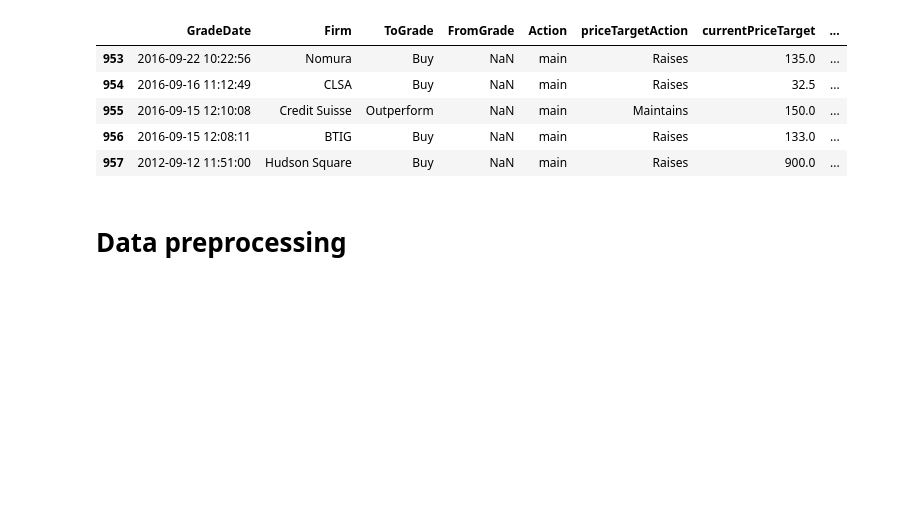
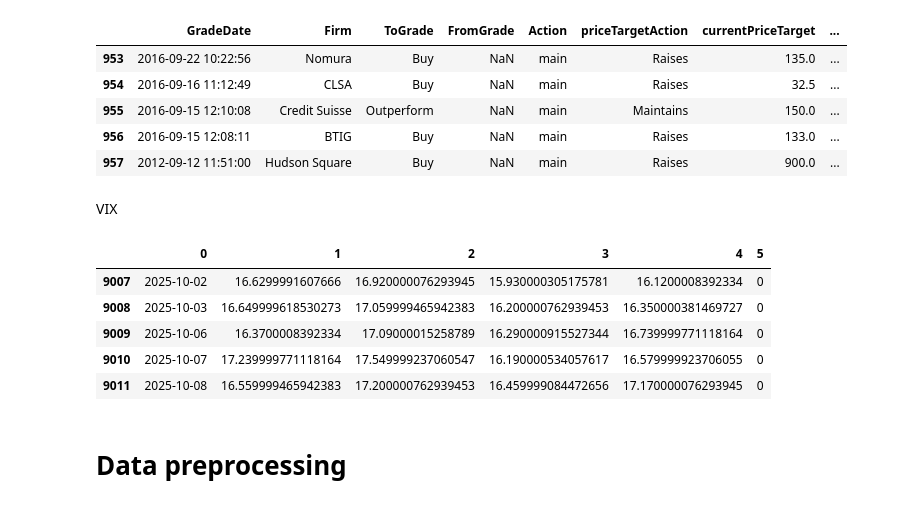
Before and after one commit to DawidK4/BSEPrediction, a Jupyter notebook: AAPL/aapl_prediction.ipynb, the cells around one changed output. Cells and saved outputs as stored; diff of their text form; code cells hidden in the pictures; blank space fills up the shorter version.

```diff
--- a/AAPL/aapl_prediction.ipynb
+++ b/AAPL/aapl_prediction.ipynb
@@ -59,6 +59,7 @@ splits = pd.read_csv('data/info/AAPL_splits.csv', index_col=0)
 Price
 # %%
 ohlc = pd.read_csv('data/price/AAPL_price_volume.csv', index_col=0, skiprows=2)
+vix = pd.read_csv('../VIX/data/price/VIX_price_volume.csv', header=None)
 # %% [markdown]
 # Data exploration
 # %% [markdown]
@@ -350,6 +351,17 @@ upgrades_downgrades.tail()
 | 955 | 2016-09-15 12:10:08 | Credit Suisse | Outperform | NaN | main | Maintains | 150.0 | ... |
 | 956 | 2016-09-15 12:08:11 | BTIG | Buy | NaN | main | Raises | 133.0 | ... |
 | 957 | 2012-09-12 11:51:00 | Hudson Square | Buy | NaN | main | Raises | 900.0 | ... |
+# %% [markdown]
+VIX
+# %%
+vix.tail()
+# %% [output]
+|  | 0 | 1 | 2 | 3 | 4 | 5 |
+| 9007 | 2025-10-02 | 16.6299991607666 | 16.920000076293945 | 15.930000305175781 | 16.1200008392334 | 0 |
+| 9008 | 2025-10-03 | 16.649999618530273 | 17.059999465942383 | 16.200000762939453 | 16.350000381469727 | 0 |
+| 9009 | 2025-10-06 | 16.3700008392334 | 17.09000015258789 | 16.290000915527344 | 16.739999771118164 | 0 |
+| 9010 | 2025-10-07 | 17.239999771118164 | 17.549999237060547 | 16.190000534057617 | 16.579999923706055 | 0 |
+| 9011 | 2025-10-08 | 16.559999465942383 | 17.200000762939453 | 16.459999084472656 | 17.170000076293945 | 0 |
 # %% [markdown]
 # Data preprocessing
 # %%
```
Also changed, not shown: parts of 3 cells of this notebook.
